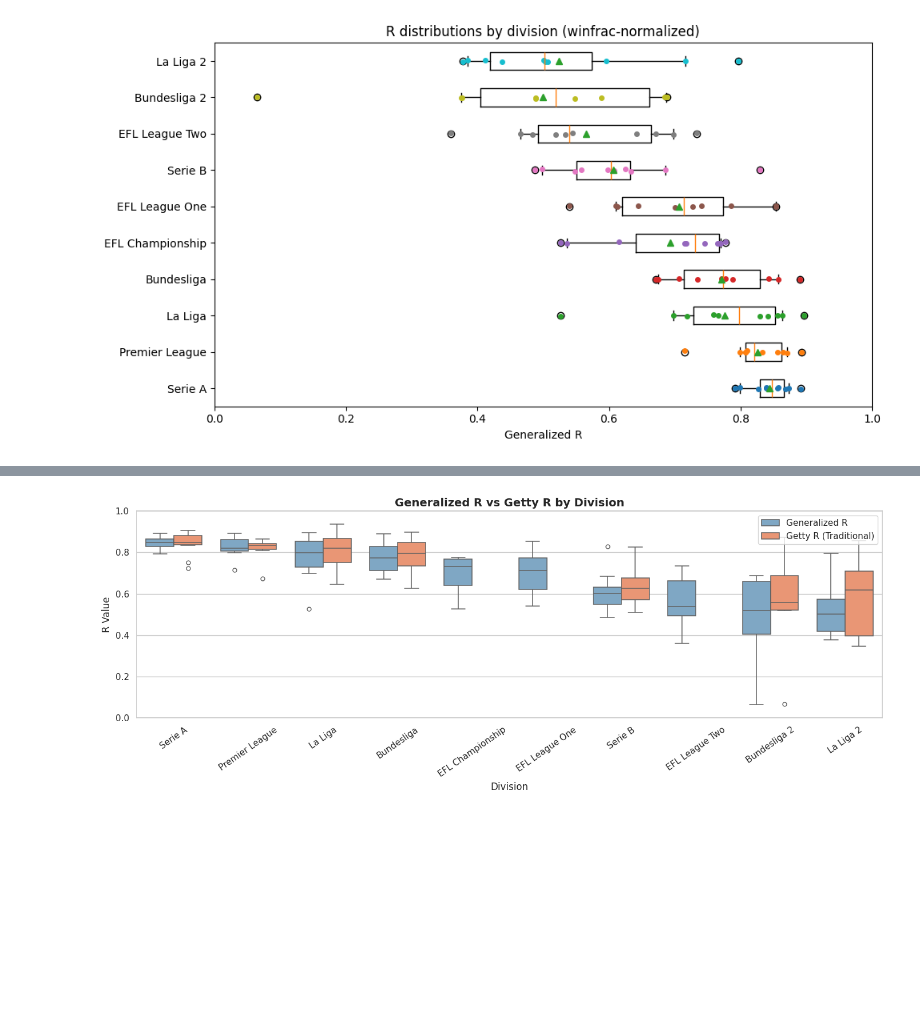
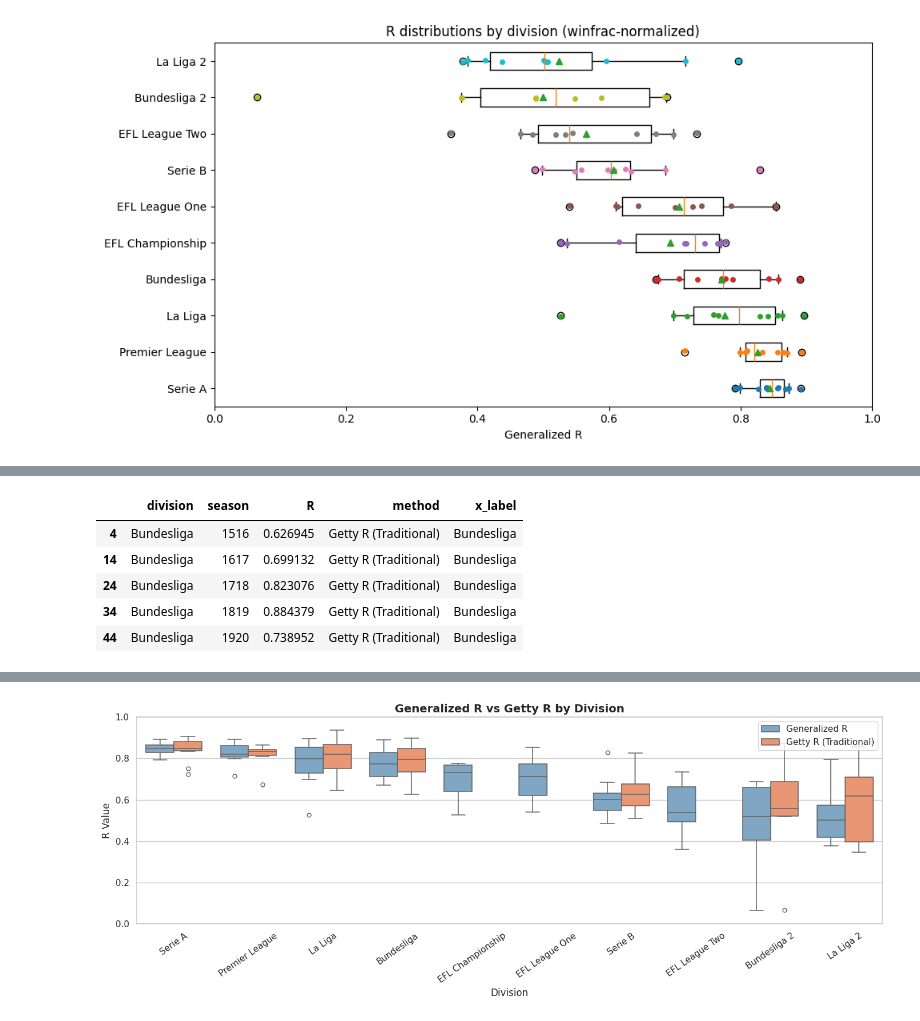
Before and after one commit to leemingo/skill-vs-luck, a Jupyter notebook: notebooks/001_soccer_leagues.ipynb, the cells around one changed output, grey strips where cells are left out. Cells and saved outputs as stored; diff of their text form; code cells hidden in the pictures; blank space fills up the shorter version.

```diff
--- a/notebooks/001_soccer_leagues.ipynb
+++ b/notebooks/001_soccer_leagues.ipynb
@@ -944,31 +944,3 @@ plt.xlim(0, 1)
 plt.tight_layout()
 # %% [output]
 [figure]
-# %%
-siam_df = res_ppg.copy()
-
-# Keep only required columns and normalize schema
-siam_plot = siam_df[["division", "season", "R"]].copy()
-siam_plot["method"] = "Getty R (Traditional)"   # SIAM-style baseline in your notebook
-
-gen_plot = gen_df[["division", "season", "R"]].copy()
-gen_plot["method"] = "Generalized R"
-
-plot_df = pd.concat([gen_plot, siam_plot], ignore_index=True)
-plot_df["R"] = pd.to_numeric(plot_df["R"], errors="coerce")
-plot_df = plot_df.dropna(subset=["R"])
-
-# ------------------------------------------------------------
-# 2) Order divisions by Generalized R median (descending)
-# ------------------------------------------------------------
-gen_median_order = (
-    plot_df.loc[plot_df["method"] == "Generalized R"]
-    .groupby("division")["R"]
-    .median()
-    .sort_values(ascending=False)
-    .index
-    .tolist()
-)
-
-plot_df["x_label"] = plot_df["division"]
-final_x_order = gen_median_order
@@ -974,0 +962,9 @@ final_x_order = gen_median_order
+# %%
+plot_df.head()
+# %% [output]
+|  | division | season | R | method | x_label |
+| 4 | Bundesliga | 1516 | 0.626945 | Getty R (Traditional) | Bundesliga |
+| 14 | Bundesliga | 1617 | 0.699132 | Getty R (Traditional) | Bundesliga |
+| 24 | Bundesliga | 1718 | 0.823076 | Getty R (Traditional) | Bundesliga |
+| 34 | Bundesliga | 1819 | 0.884379 | Getty R (Traditional) | Bundesliga |
+| 44 | Bundesliga | 1920 | 0.738952 | Getty R (Traditional) | Bundesliga |
```
Also changed, not shown: parts of 4 cells of this notebook, 3 other files.
